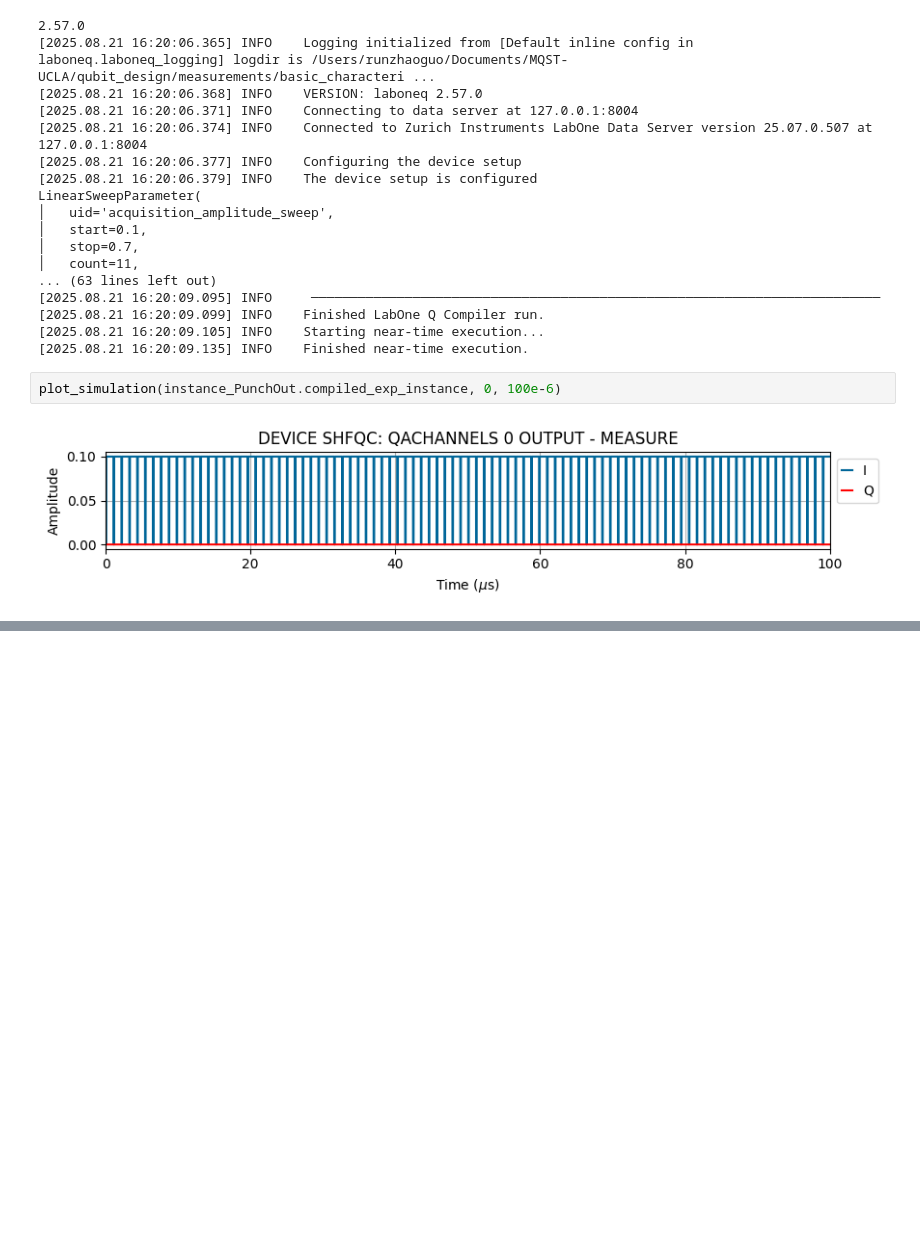
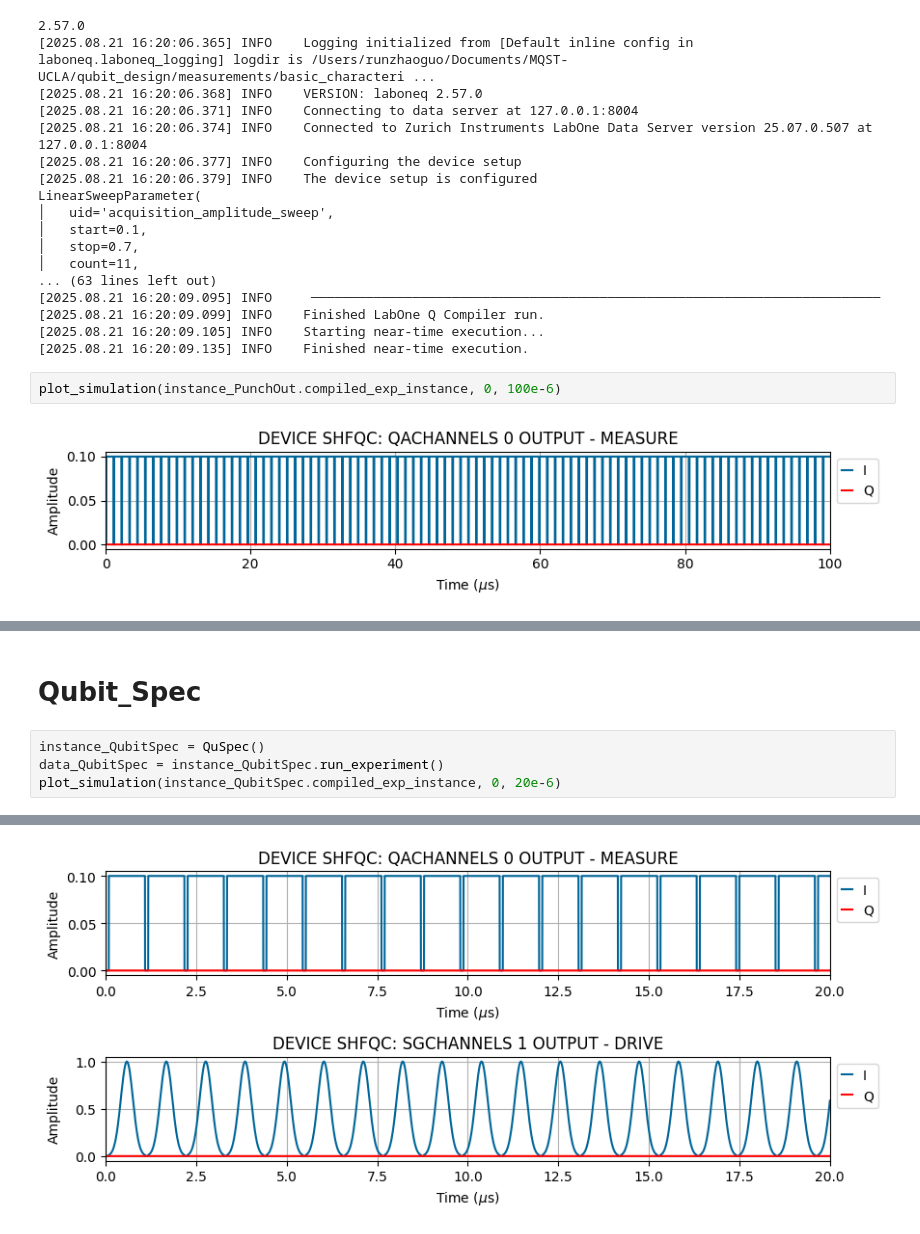
Before and after one commit to Harrbit/Qubit_Design, a Jupyter notebook: measurements/basic_characterization/BasicCharacterizationExp.ipynb, the cells around one changed output, grey strips where cells are left out. Cells and saved outputs as stored; diff of their text form; blank space fills up the shorter version.

Commit message:
Qubit Spectroscopy updated

```diff
--- a/measurements/basic_characterization/BasicCharacterizationExp.ipynb
+++ b/measurements/basic_characterization/BasicCharacterizationExp.ipynb
@@ -108,3 +108,10 @@ data_punchout.waves
         0.63999999+0.j, 0.63999999+0.j, 0.63999999+0.j], shape=(2000,)), hold_start=None, hold_length=None, downsampling_factor=None),
  'p_2000_readout_pulse_00_a0700_l2000_sc0_ap0000_2ea377b.wave': CodegenWaveform(samples=array([0.69999999+0.j, 0.69999999+0.j, 0.69999999+0.j, ...,
         0.69999999+0.j, 0.69999999+0.j, 0.69999999+0.j], shape=(2000,)), hold_start=None, hold_length=None, downsampling_factor=None)}
+# %% [markdown]
+# Qubit_Spec
+# %%
+instance_QubitSpec = QuSpec()
+data_QubitSpec = instance_QubitSpec.run_experiment()
+plot_simulation(instance_QubitSpec.compiled_exp_instance, 0, 20e-6)
+# %% [output]
@@ -110,0 +135 @@ data_punchout.waves
+[figure, added]
```
Also changed, not shown: parts of 1 cell of this notebook, 3 other files.
